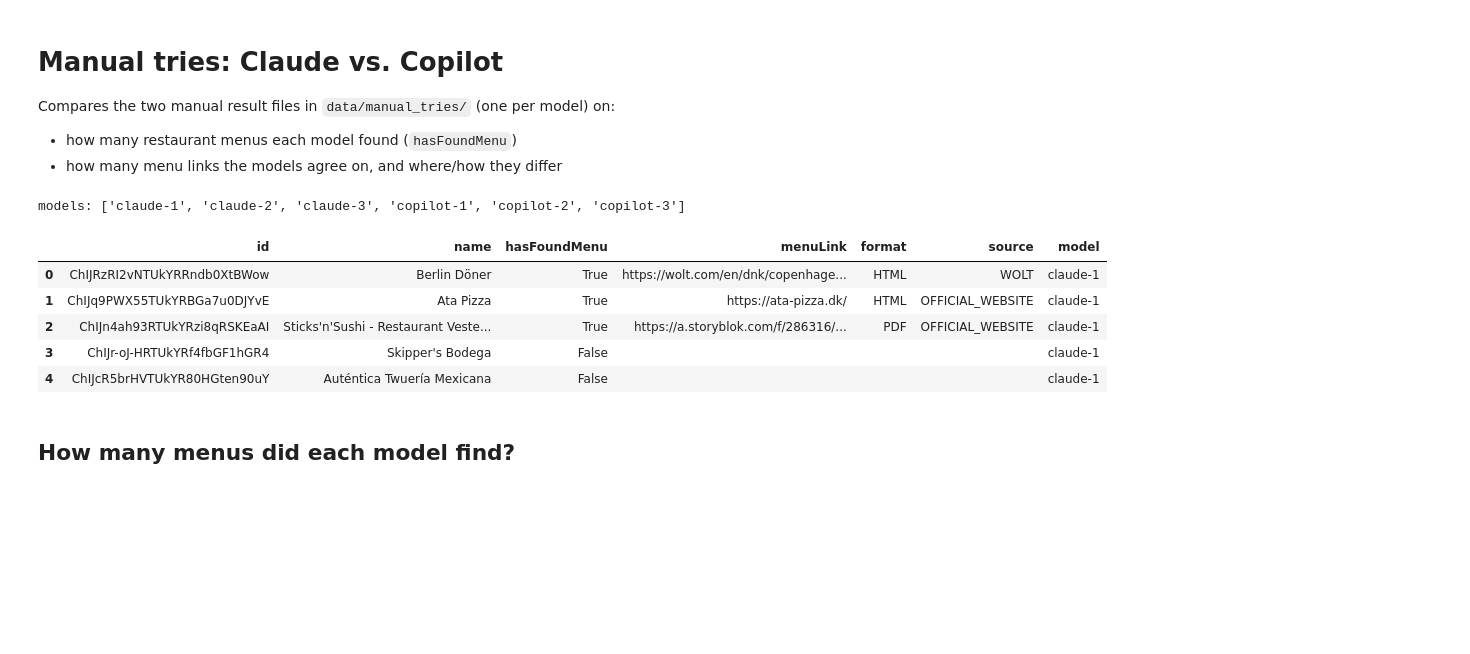
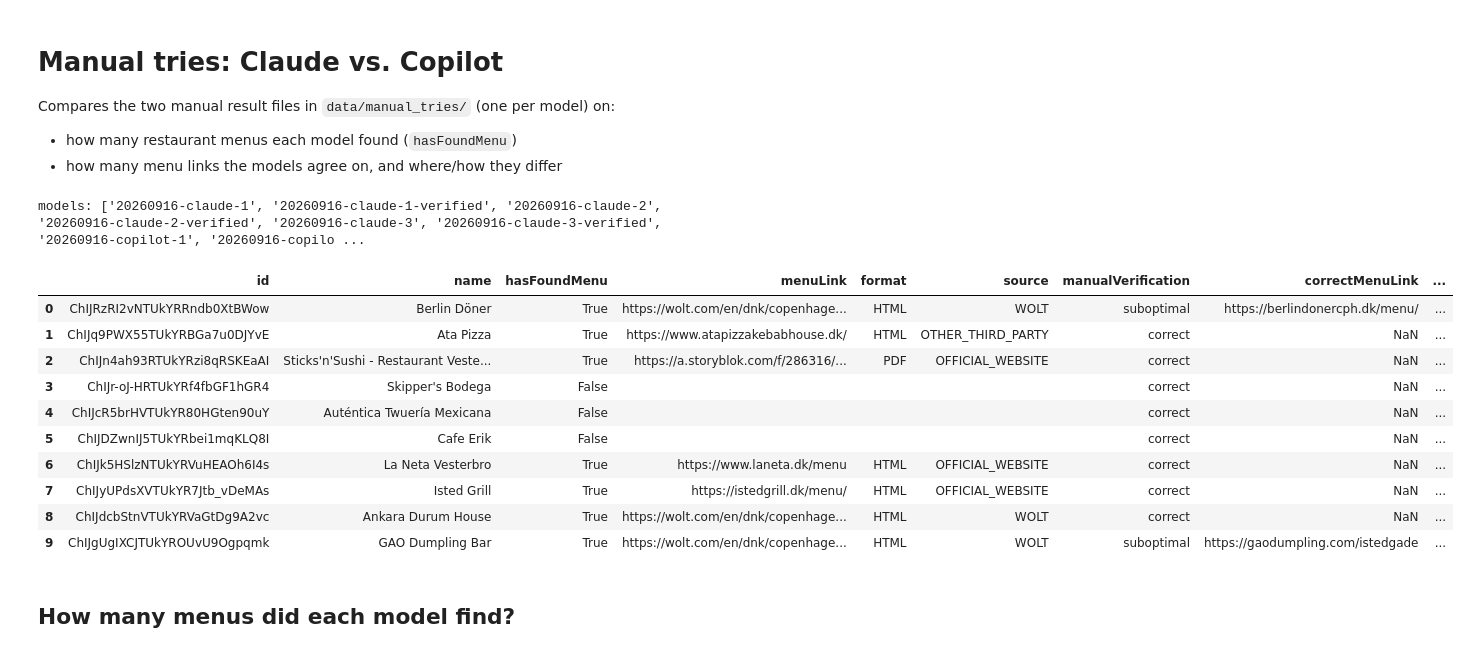
Before and after one commit to rakulmaria/foodscraps, a Jupyter notebook: src/notebooks/manual_comparer.ipynb, the cells around one changed output. Cells and saved outputs as stored; diff of their text form; code cells hidden in the pictures; blank space fills up the shorter version.

```diff
--- a/src/notebooks/manual_comparer.ipynb
+++ b/src/notebooks/manual_comparer.ipynb
@@ -11,27 +15,32 @@ from foodscraper.config import DATA_DIR
 # %%
-manual_tries_dir = DATA_DIR / "manual_tries"
+manual_tries_dir = DATA_DIR / "manual_tries_20_only"
 files = sorted(manual_tries_dir.glob("*.json"))
 
 dfs = []
 for f in files:
-    model = f.stem.split("-", 1)[1]
+    model = f.stem
     records = json.loads(f.read_text())
     d = pd.DataFrame(records)
     d["model"] = model
     dfs.append(d)
 
 df = pd.concat(dfs, ignore_index=True)
 models = sorted(df["model"].unique())
 print(f"models: {models}")
-df.head()
+df.head(10)
 # %% [output]
-models: ['claude-1', 'claude-2', 'claude-3', 'copilot-1', 'copilot-2', 'copilot-3']
+models: ['20260916-claude-1', '20260916-claude-1-verified', '20260916-claude-2', '20260916-claude-2-verified', '20260916-claude-3', '20260916-claude-3-verified', '20260916-copilot-1', '20260916-copilo ...
-|  | id | name | hasFoundMenu | menuLink | format | source | model |
-| 0 | ChIJRzRI2vNTUkYRRndb0XtBWow | Berlin Döner | True | https://wolt.com/en/dnk/copenhage... | HTML | WOLT | claude-1 |
-| 1 | ChIJq9PWX55TUkYRBGa7u0DJYvE | Ata Pizza | True | https://ata-pizza.dk/ | HTML | OFFICIAL_WEBSITE | claude-1 |
-| 2 | ChIJn4ah93RTUkYRzi8qRSKEaAI | Sticks'n'Sushi - Restaurant Veste... | True | https://a.storyblok.com/f/286316/... | PDF | OFFICIAL_WEBSITE | claude-1 |
-| 3 | ChIJr-oJ-HRTUkYRf4fbGF1hGR4 | Skipper's Bodega | False |  |  |  | claude-1 |
-| 4 | ChIJcR5brHVTUkYR80HGten90uY | Auténtica Twuería Mexicana | False |  |  |  | claude-1 |
+|  | id | name | hasFoundMenu | menuLink | format | source | manualVerification | correctMenuLink | ... |
+| 0 | ChIJRzRI2vNTUkYRRndb0XtBWow | Berlin Döner | True | https://wolt.com/en/dnk/copenhage... | HTML | WOLT | suboptimal | https://berlindonercph.dk/menu/ | ... |
+| 1 | ChIJq9PWX55TUkYRBGa7u0DJYvE | Ata Pizza | True | https://www.atapizzakebabhouse.dk/ | HTML | OTHER_THIRD_PARTY | correct | NaN | ... |
+| 2 | ChIJn4ah93RTUkYRzi8qRSKEaAI | Sticks'n'Sushi - Restaurant Veste... | True | https://a.storyblok.com/f/286316/... | PDF | OFFICIAL_WEBSITE | correct | NaN | ... |
+| 3 | ChIJr-oJ-HRTUkYRf4fbGF1hGR4 | Skipper's Bodega | False |  |  |  | correct | NaN | ... |
+| 4 | ChIJcR5brHVTUkYR80HGten90uY | Auténtica Twuería Mexicana | False |  |  |  | correct | NaN | ... |
+| 5 | ChIJDZwnIJ5TUkYRbei1mqKLQ8I | Cafe Erik | False |  |  |  | correct | NaN | ... |
+| 6 | ChIJk5HSlzNTUkYRVuHEAOh6I4s | La Neta Vesterbro | True | https://www.laneta.dk/menu | HTML | OFFICIAL_WEBSITE | correct | NaN | ... |
+| 7 | ChIJyUPdsXVTUkYR7Jtb_vDeMAs | Isted Grill | True | https://istedgrill.dk/menu/ | HTML | OFFICIAL_WEBSITE | correct | NaN | ... |
+| 8 | ChIJdcbStnVTUkYRVaGtDg9A2vc | Ankara Durum House | True | https://wolt.com/en/dnk/copenhage... | HTML | WOLT | correct | NaN | ... |
+| 9 | ChIJgUgIXCJTUkYROUvU9Ogpqmk | GAO Dumpling Bar | True | https://wolt.com/en/dnk/copenhage... | HTML | WOLT | suboptimal | https://gaodumpling.com/istedgade | ... |
 # %% [markdown]
 ## How many menus did each model find?
 # %%
```
Also changed, not shown: parts of 19 cells of this notebook, 5 other files.
